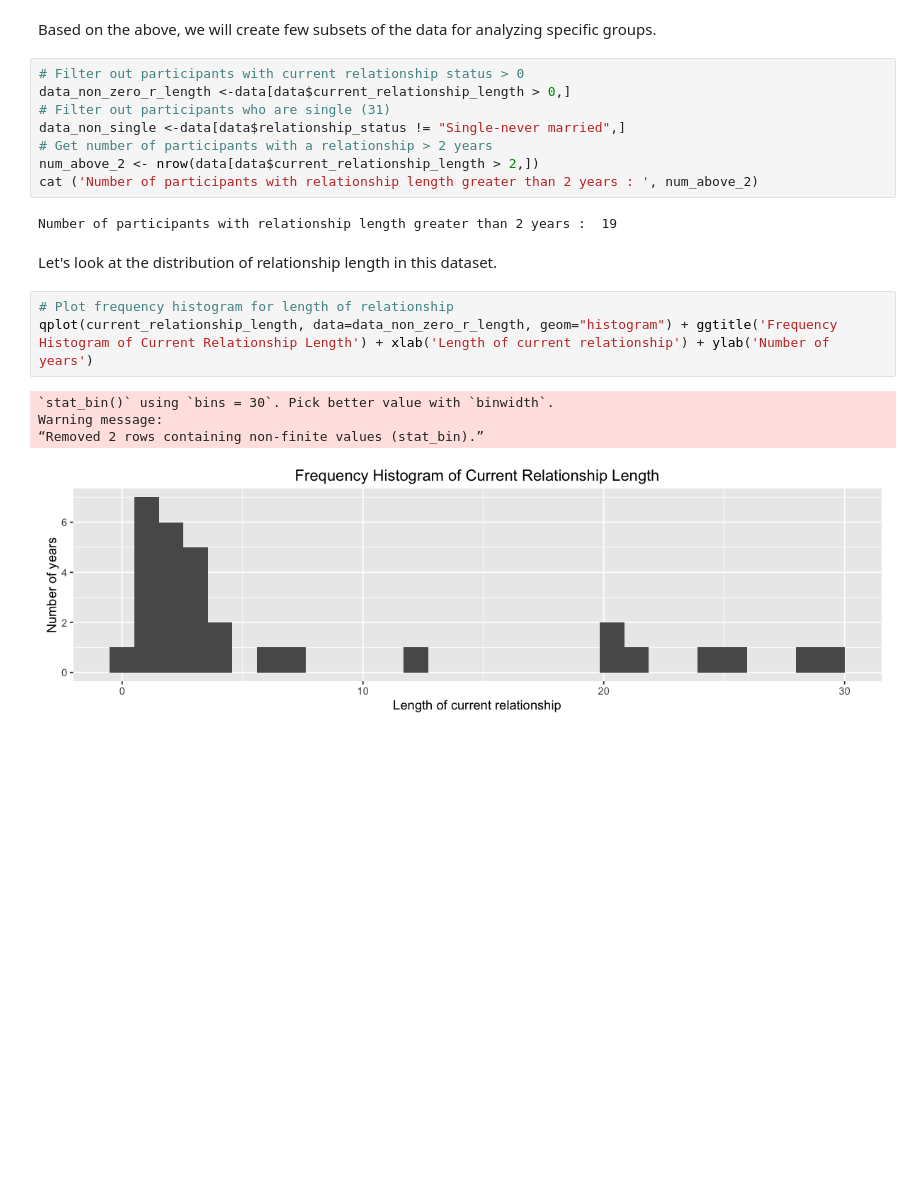
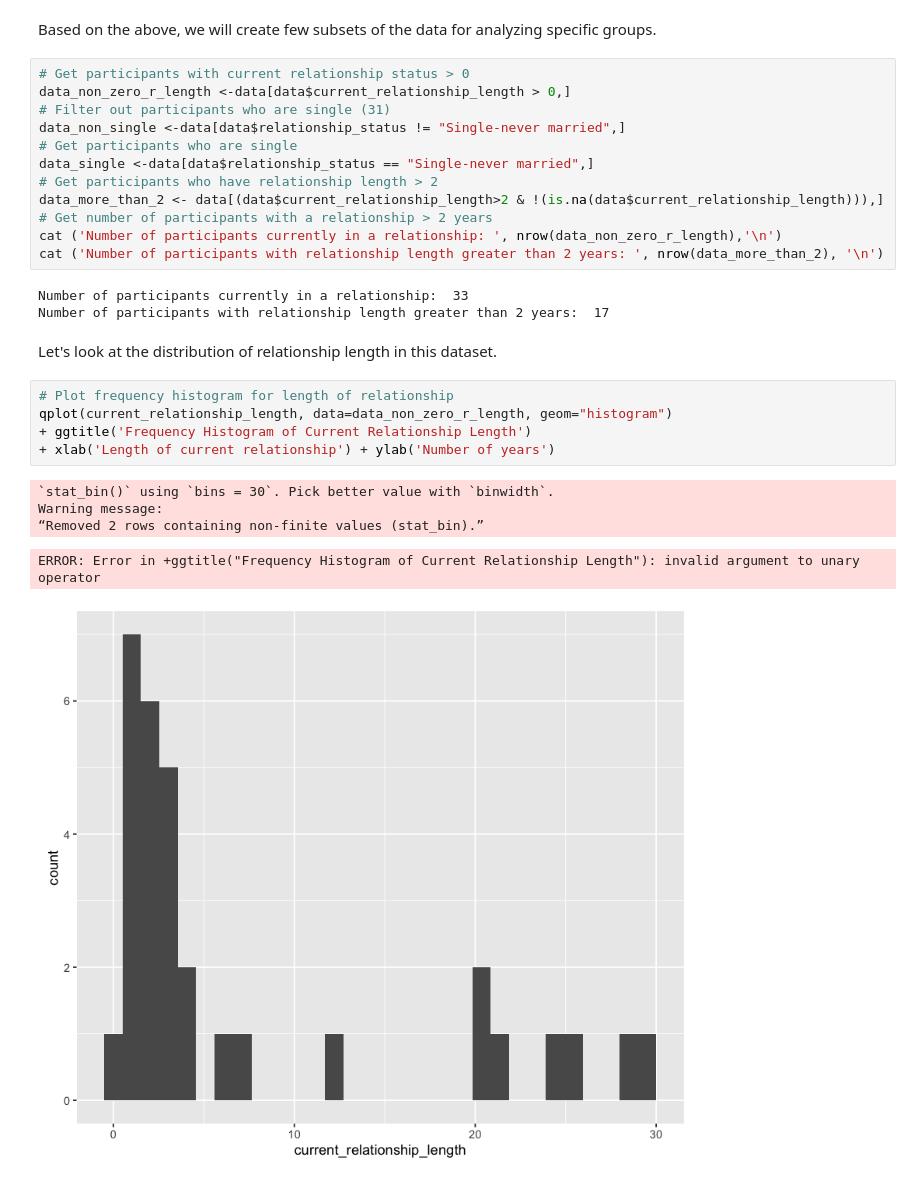
Before and after one commit to sruthipeter/gender-stereotypes, a Jupyter notebook: gender-stereotypes.ipynb, the cells around one changed output. Cells and saved outputs as stored; diff of their text form; blank space fills up the shorter version.

```diff
--- a/gender-stereotypes.ipynb
+++ b/gender-stereotypes.ipynb
@@ -62,22 +63,30 @@ ggplot(data.frame(rs),aes(x=rs)) + geom_bar(fill="blue", width=.3) + xlab('Relat
 # %% [markdown]
 Based on the above, we will create few subsets of the data for analyzing specific groups.
 # %%
-# Filter out participants with current relationship status > 0
+# Get participants with current relationship status > 0
 data_non_zero_r_length <-data[data$current_relationship_length > 0,]
 # Filter out participants who are single (31)
 data_non_single <-data[data$relationship_status != "Single-never married",]
+# Get participants who are single
+data_single <-data[data$relationship_status == "Single-never married",]
+# Get participants who have relationship length > 2
+data_more_than_2 <- data[(data$current_relationship_length>2 & !(is.na(data$current_relationship_length))),]
 # Get number of participants with a relationship > 2 years
-num_above_2 <- nrow(data[data$current_relationship_length > 2,])
-cat ('Number of participants with relationship length greater than 2 years : ', num_above_2)
+cat ('Number of participants currently in a relationship: ', nrow(data_non_zero_r_length),'\n')
+cat ('Number of participants with relationship length greater than 2 years: ', nrow(data_more_than_2), '\n')
 # %% [output]
-Number of participants with relationship length greater than 2 years :  19
+Number of participants currently in a relationship:  33
+Number of participants with relationship length greater than 2 years:  17
 # %% [markdown]
 Let's look at the distribution of relationship length in this dataset.
 # %%
 # Plot frequency histogram for length of relationship
-qplot(current_relationship_length, data=data_non_zero_r_length, geom="histogram") + ggtitle('Frequency Histogram of Current Relationship Length') + xlab('Length of current relationship') + ylab('Number of years')
+qplot(current_relationship_length, data=data_non_zero_r_length, geom="histogram")
++ ggtitle('Frequency Histogram of Current Relationship Length')
++ xlab('Length of current relationship') + ylab('Number of years')
 # %% [output]
 `stat_bin()` using `bins = 30`. Pick better value with `binwidth`.
 Warning message:
 “Removed 2 rows containing non-finite values (stat_bin).”
+ERROR: Error in +ggtitle("Frequency Histogram of Current Relationship Length"): invalid argument to unary operator
-[figure, old version]
+[figure, new version]
```
Also changed, not shown: parts of 16 cells of this notebook, 1 other file.
